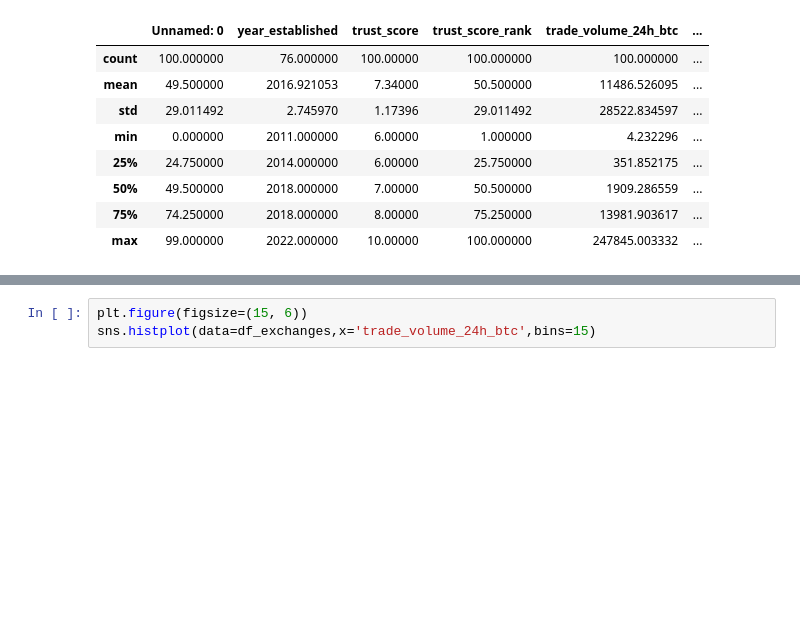
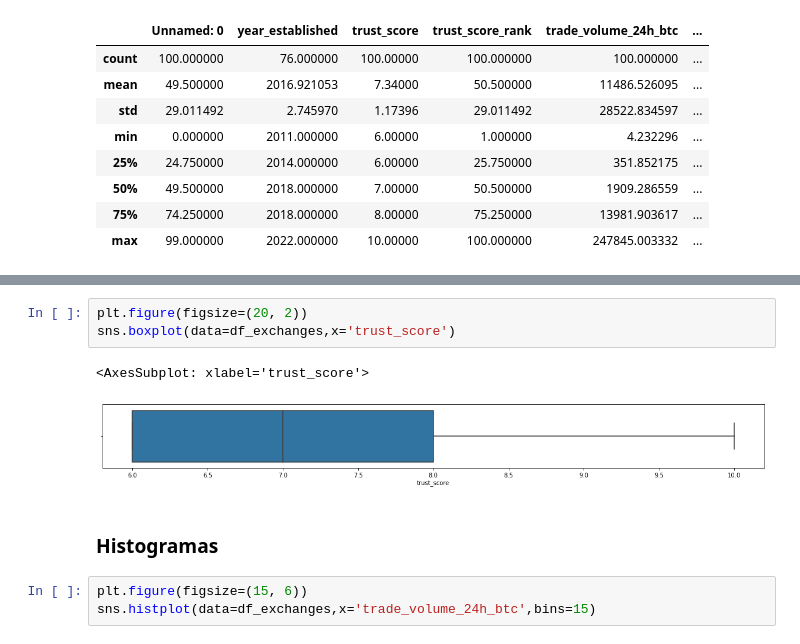
Before and after one commit to Galo0000/Analitics_Proyect_Cryptocurrency, a Jupyter notebook: EDA.ipynb, the cells around one changed output, grey strips where cells are left out. Drawn from its saved outputs; the diff is of its cells as text; blank space fills up the shorter version.

```diff
--- a/EDA.ipynb
+++ b/EDA.ipynb
@@ -286,3 +299,11 @@ boxplot(df_exchanges['trust_score'])
+# %%
+plt.figure(figsize=(20, 2))
+sns.boxplot(data=df_exchanges,x='trust_score')
+# %% [output]
+<AxesSubplot: xlabel='trust_score'>
+[figure, added]
+# %% [markdown]
+### Histogramas
 # %%
 plt.figure(figsize=(15, 6))
 sns.histplot(data=df_exchanges,x='trade_volume_24h_btc',bins=15)
```
Also changed, not shown: parts of 16 cells of this notebook.
